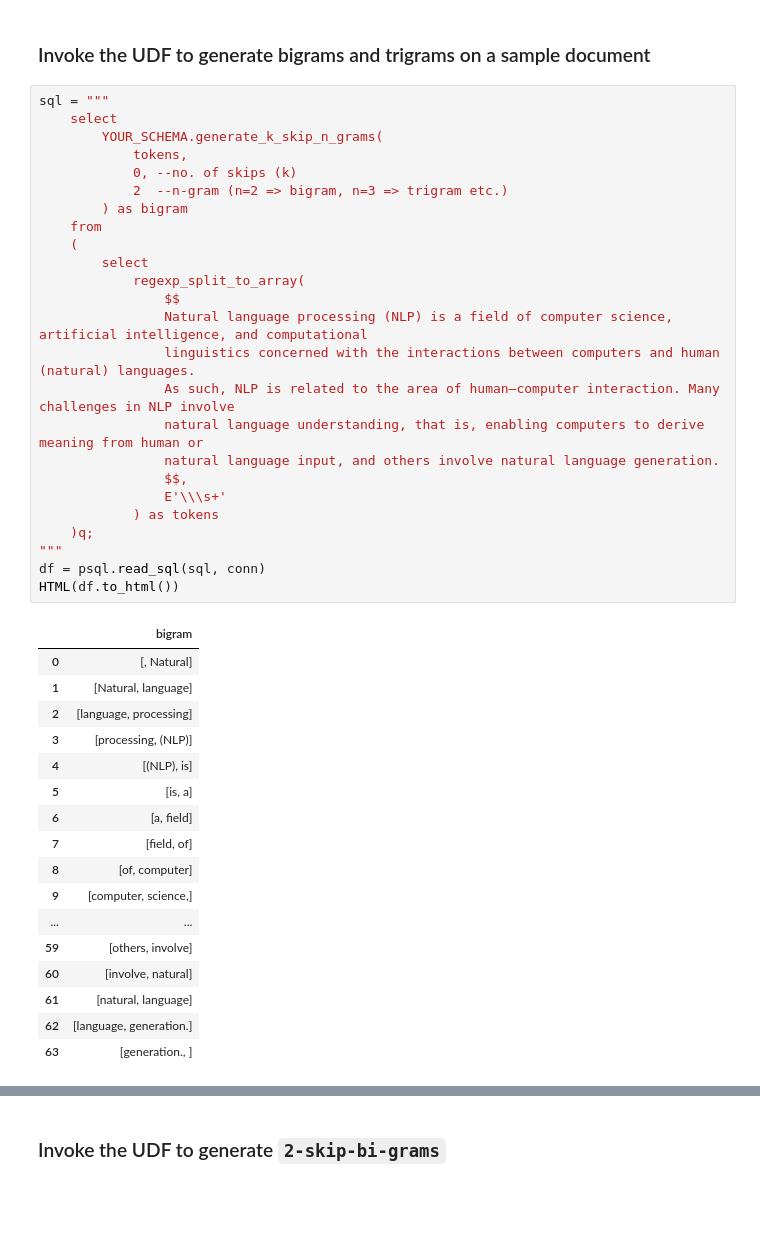
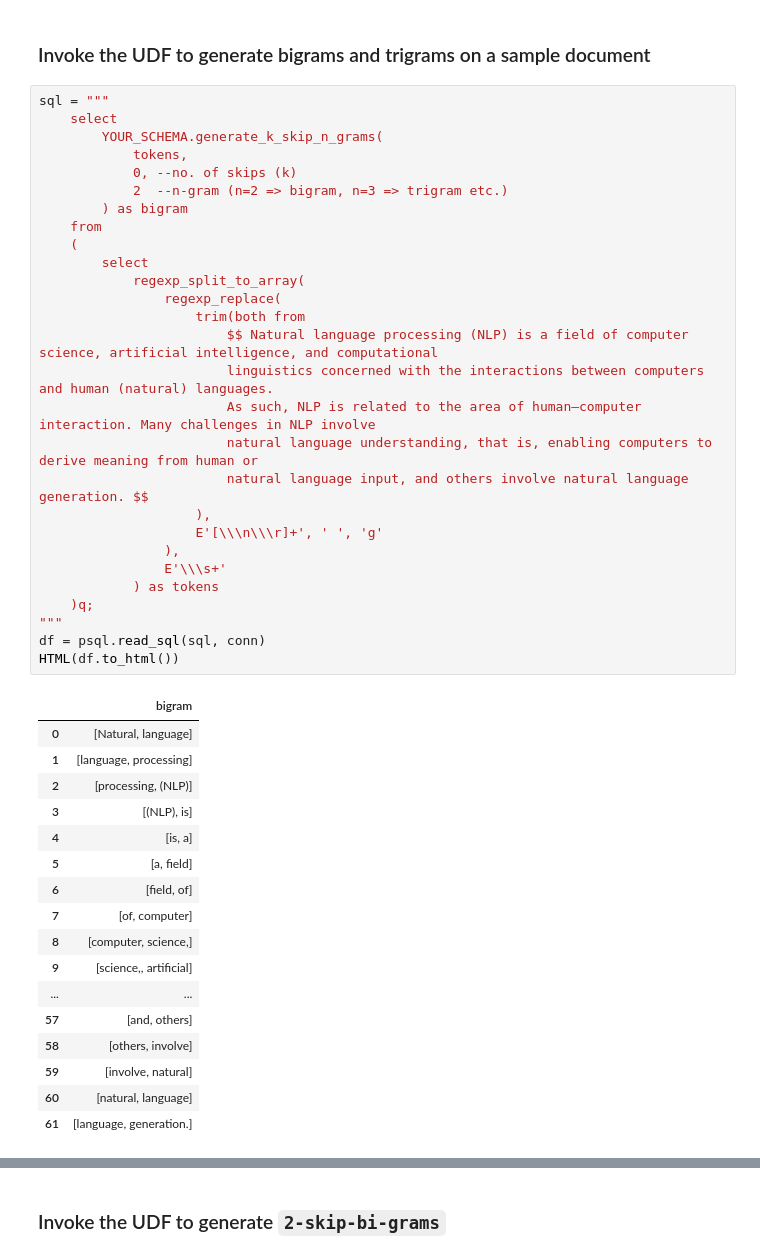
Before and after one commit to vatsan/text_analytics_on_mpp, a Jupyter notebook: notebooks/01_ngrams_skipgrams_stemming.ipynb, the cells around one changed output, grey strips where cells are left out. Drawn from its saved outputs; the diff is of its cells as text; blank space fills up the shorter version.

```diff
--- a/notebooks/01_ngrams_skipgrams_stemming.ipynb
+++ b/notebooks/01_ngrams_skipgrams_stemming.ipynb
@@ -687,46 +688,49 @@ conn.commit()
 # %%
 sql = """
     select
         YOUR_SCHEMA.generate_k_skip_n_grams(
             tokens,
             0, --no. of skips (k)
             2  --n-gram (n=2 => bigram, n=3 => trigram etc.)
         ) as bigram
     from
     (
         select
             regexp_split_to_array(
-                $$
-                Natural language processing (NLP) is a field of computer science, artificial intelligence, and computational
-                linguistics concerned with the interactions between computers and human (natural) languages.
-                As such, NLP is related to the area of human–computer interaction. Many challenges in NLP involve
-                natural language understanding, that is, enabling computers to derive meaning from human or
-                natural language input, and others involve natural language generation.
-                $$,
+                regexp_replace(
+                    trim(both from
+                        $$ Natural language processing (NLP) is a field of computer science, artificial intelligence, and computational
+                        linguistics concerned with the interactions between computers and human (natural) languages.
+                        As such, NLP is related to the area of human–computer interaction. Many challenges in NLP involve
+                        natural language understanding, that is, enabling computers to derive meaning from human or
+                        natural language input, and others involve natural language generation. $$
+                    ),
+                    E'[\\\n\\\r]+', ' ', 'g'
+                ),
                 E'\\\s+'
             ) as tokens
     )q;
 """
 df = psql.read_sql(sql, conn)
 HTML(df.to_html())
 # %% [output]
 |  | bigram |
-| 0 | [, Natural] |
-| 1 | [Natural, language] |
-| 2 | [language, processing] |
-| 3 | [processing, (NLP)] |
-| 4 | [(NLP), is] |
-| 5 | [is, a] |
-| 6 | [a, field] |
-| 7 | [field, of] |
-| 8 | [of, computer] |
-| 9 | [computer, science,] |
+| 0 | [Natural, language] |
+| 1 | [language, processing] |
+| 2 | [processing, (NLP)] |
+| 3 | [(NLP), is] |
+| 4 | [is, a] |
+| 5 | [a, field] |
+| 6 | [field, of] |
+| 7 | [of, computer] |
+| 8 | [computer, science,] |
+| 9 | [science,, artificial] |
 | ... | ... |
-| 59 | [others, involve] |
-| 60 | [involve, natural] |
-| 61 | [natural, language] |
-| 62 | [language, generation.] |
-| 63 | [generation., ] |
+| 57 | [and, others] |
+| 58 | [others, involve] |
+| 59 | [involve, natural] |
+| 60 | [natural, language] |
+| 61 | [language, generation.] |
 # %%
 sql = """
     select
```
Also changed, not shown: parts of 5 cells of this notebook, 3 other files.
